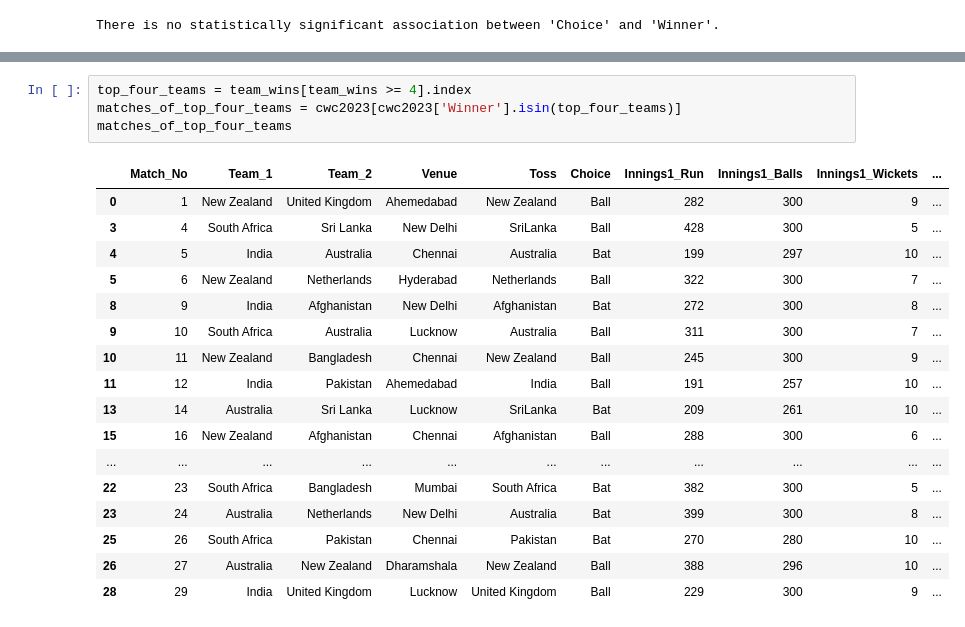
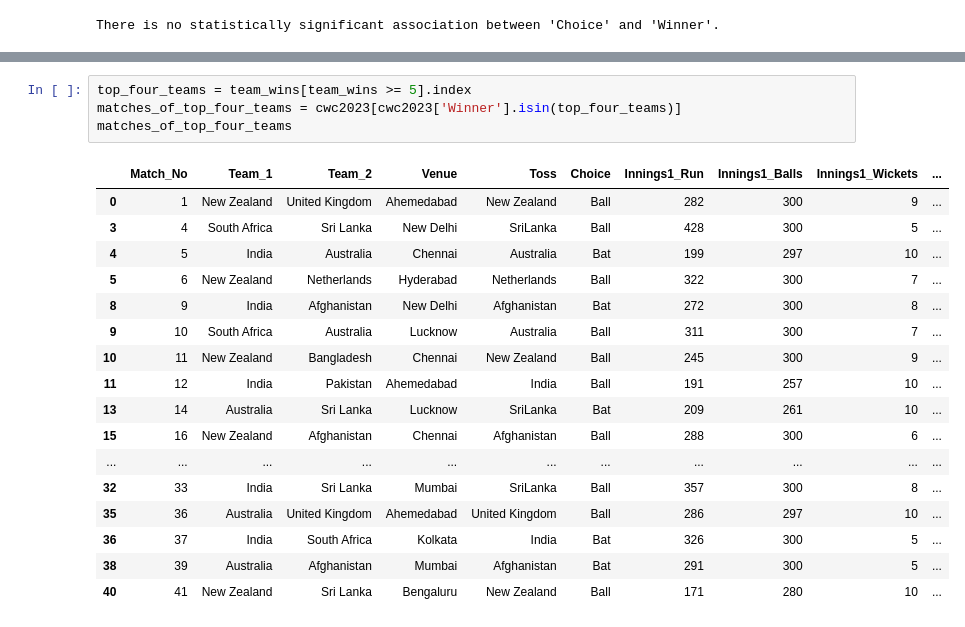
Before and after one commit to AvtnshM/Kaggle-Projects-Notebooks, a Jupyter notebook: cricket-world-cup-2023-analysis.ipynb, the cells around one changed output, grey strips where cells are left out. Drawn from its saved outputs; the diff is of its cells as text.

```diff
--- a/cricket-world-cup-2023-analysis.ipynb
+++ b/cricket-world-cup-2023-analysis.ipynb
@@ -112,23 +113,23 @@ fig.show()
 [interactive output not drawn]
 # %%
-top_four_teams = team_wins[team_wins >= 4].index
+top_four_teams = team_wins[team_wins >= 5].index
 matches_of_top_four_teams = cwc2023[cwc2023['Winner'].isin(top_four_teams)]
 matches_of_top_four_teams
 # %% [output]
 |  | Match_No | Team_1 | Team_2 | Venue | Toss | Choice | Innings1_Run | Innings1_Balls | Innings1_Wickets | ... |
 | 0 | 1 | New Zealand | United Kingdom | Ahemedabad | New Zealand | Ball | 282 | 300 | 9 | ... |
 | 3 | 4 | South Africa | Sri Lanka | New Delhi | SriLanka | Ball | 428 | 300 | 5 | ... |
 | 4 | 5 | India | Australia | Chennai | Australia | Bat | 199 | 297 | 10 | ... |
 | 5 | 6 | New Zealand | Netherlands | Hyderabad | Netherlands | Ball | 322 | 300 | 7 | ... |
 | 8 | 9 | India | Afghanistan | New Delhi | Afghanistan | Bat | 272 | 300 | 8 | ... |
 | 9 | 10 | South Africa | Australia | Lucknow | Australia | Ball | 311 | 300 | 7 | ... |
 | 10 | 11 | New Zealand | Bangladesh | Chennai | New Zealand | Ball | 245 | 300 | 9 | ... |
 | 11 | 12 | India | Pakistan | Ahemedabad | India | Ball | 191 | 257 | 10 | ... |
 | 13 | 14 | Australia | Sri Lanka | Lucknow | SriLanka | Bat | 209 | 261 | 10 | ... |
 | 15 | 16 | New Zealand | Afghanistan | Chennai | Afghanistan | Ball | 288 | 300 | 6 | ... |
 | ... | ... | ... | ... | ... | ... | ... | ... | ... | ... | ... |
-| 22 | 23 | South Africa | Bangladesh | Mumbai | South Africa | Bat | 382 | 300 | 5 | ... |
-| 23 | 24 | Australia | Netherlands | New Delhi | Australia | Bat | 399 | 300 | 8 | ... |
-| 25 | 26 | South Africa | Pakistan | Chennai | Pakistan | Bat | 270 | 280 | 10 | ... |
-| 26 | 27 | Australia | New Zealand | Dharamshala | New Zealand | Ball | 388 | 296 | 10 | ... |
-| 28 | 29 | India | United Kingdom | Lucknow | United Kingdom | Ball | 229 | 300 | 9 | ... |
+| 32 | 33 | India | Sri Lanka | Mumbai | SriLanka | Ball | 357 | 300 | 8 | ... |
+| 35 | 36 | Australia | United Kingdom | Ahemedabad | United Kingdom | Ball | 286 | 297 | 10 | ... |
+| 36 | 37 | India | South Africa | Kolkata | India | Bat | 326 | 300 | 5 | ... |
+| 38 | 39 | Australia | Afghanistan | Mumbai | Afghanistan | Bat | 291 | 300 | 5 | ... |
+| 40 | 41 | New Zealand | Sri Lanka | Bengaluru | New Zealand | Ball | 171 | 280 | 10 | ... |
```
Also changed, not shown: parts of 7 cells of this notebook.
